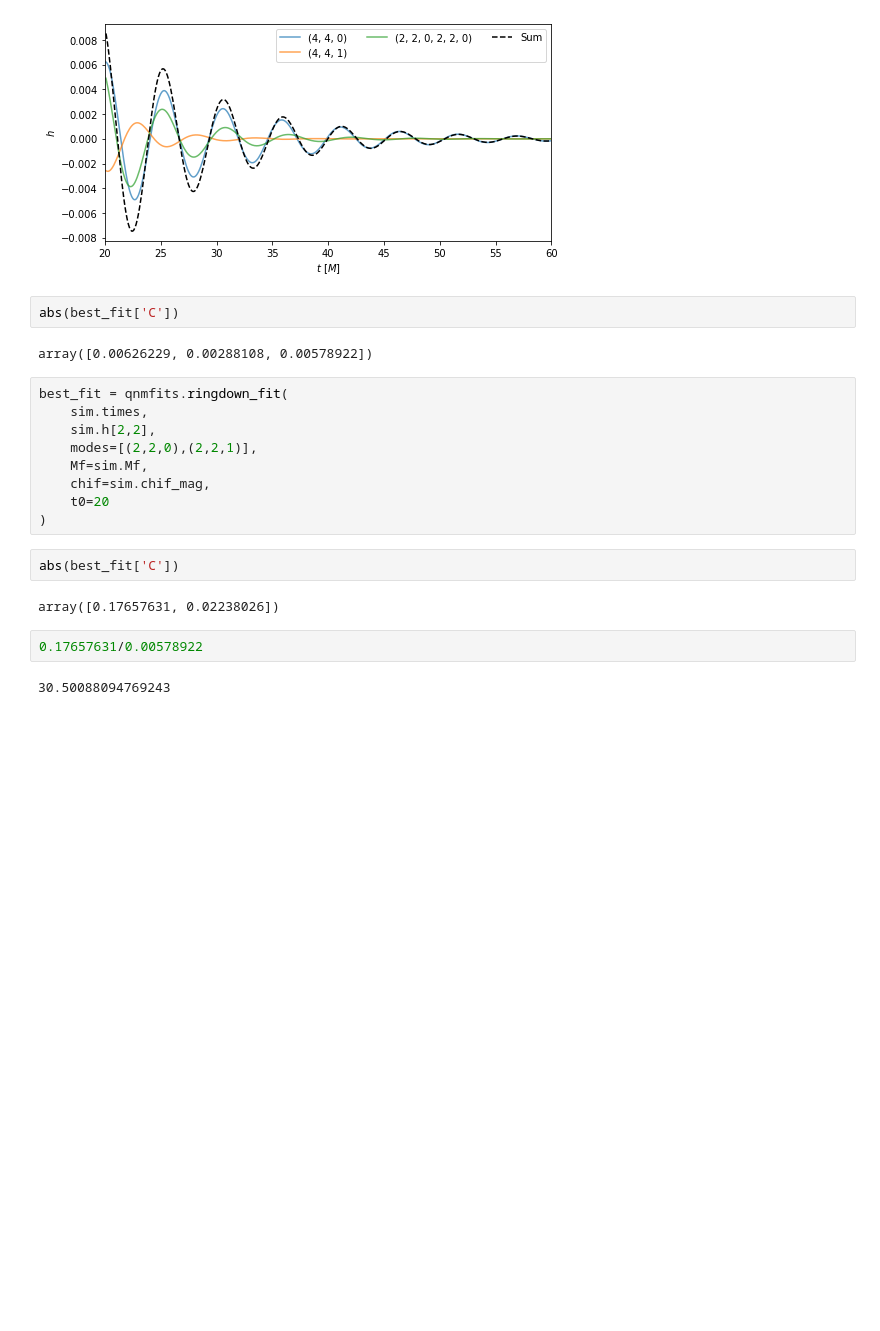
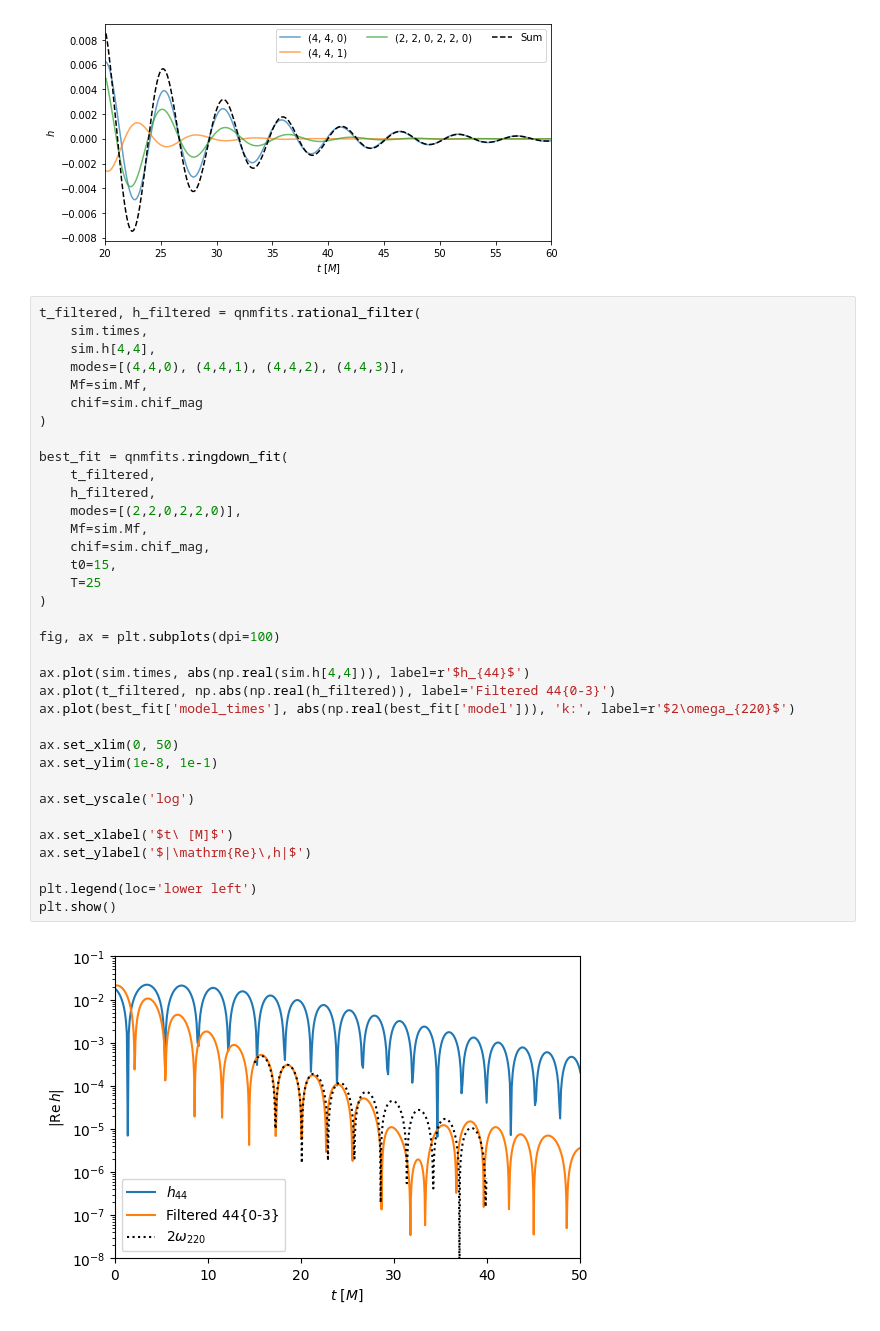
Before and after one commit to eliotfinch/qnmfits, a Jupyter notebook: examples/quadratic_qnms.ipynb, the cells around one changed output. Saved outputs shown, nothing was run; the diff lists cells and outputs as text; blank space fills up the shorter version.

Commit message:
add single-mode dynamic fit, and rational filter func

```diff
--- a/examples/quadratic_qnms.ipynb
+++ b/examples/quadratic_qnms.ipynb
@@ -46,24 +46,40 @@ qnmfits.plot_mode_amplitudes(best_fit['C'], best_fit['mode_labels'])
 qnmfits.plot_ringdown_modes(best_fit, xlim=(20,60))
 # %% [output]
 [figure]
-# %%
-abs(best_fit['C'])
-# %% [output]
-array([0.00626229, 0.00288108, 0.00578922])
-# %%
-best_fit = qnmfits.ringdown_fit(
-    sim.times,
-    sim.h[2,2],
-    modes=[(2,2,0),(2,2,1)],
-    Mf=sim.Mf,
-    chif=sim.chif_mag,
-    t0=20
-)
-# %%
-abs(best_fit['C'])
-# %% [output]
-array([0.17657631, 0.02238026])
 # %%
-0.17657631/0.00578922
+t_filtered, h_filtered = qnmfits.rational_filter(
+    sim.times,
+    sim.h[4,4],
+    modes=[(4,4,0), (4,4,1), (4,4,2), (4,4,3)],
+    Mf=sim.Mf,
+    chif=sim.chif_mag
+)
+
+best_fit = qnmfits.ringdown_fit(
+    t_filtered,
+    h_filtered,
+    modes=[(2,2,0,2,2,0)],
+    Mf=sim.Mf,
+    chif=sim.chif_mag,
+    t0=15,
+    T=25
+)
+
+fig, ax = plt.subplots(dpi=100)
+
+ax.plot(sim.times, abs(np.real(sim.h[4,4])), label=r'$h_{44}$')
+ax.plot(t_filtered, np.abs(np.real(h_filtered)), label='Filtered 44{0-3}')
+ax.plot(best_fit['model_times'], abs(np.real(best_fit['model'])), 'k:', label=r'$2\omega_{220}$')
+
+ax.set_xlim(0, 50)
+ax.set_ylim(1e-8, 1e-1)
+
+ax.set_yscale('log')
+
+ax.set_xlabel('$t\ [M]$')
+ax.set_ylabel('$|\mathrm{Re}\,h|$')
+
+plt.legend(loc='lower left')
+plt.show()
 # %% [output]
-30.50088094769243
+[figure, added]
```
Also changed, not shown: 2 other files.
